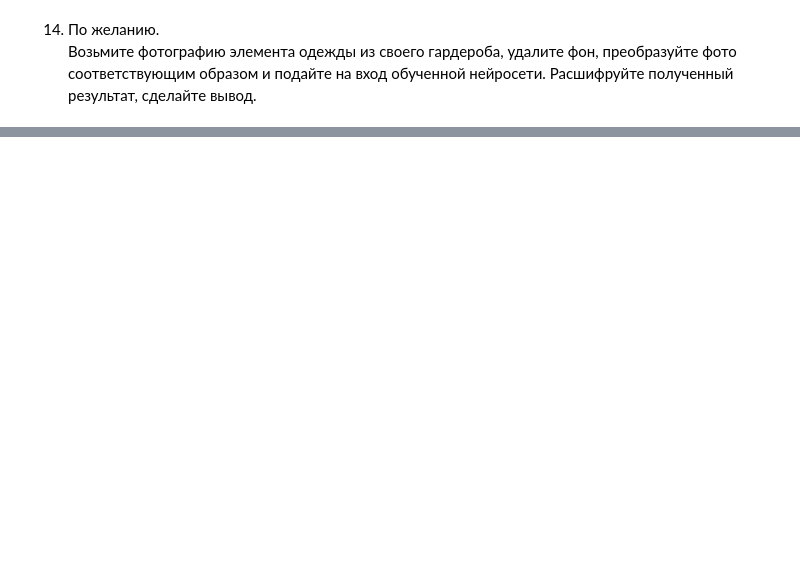
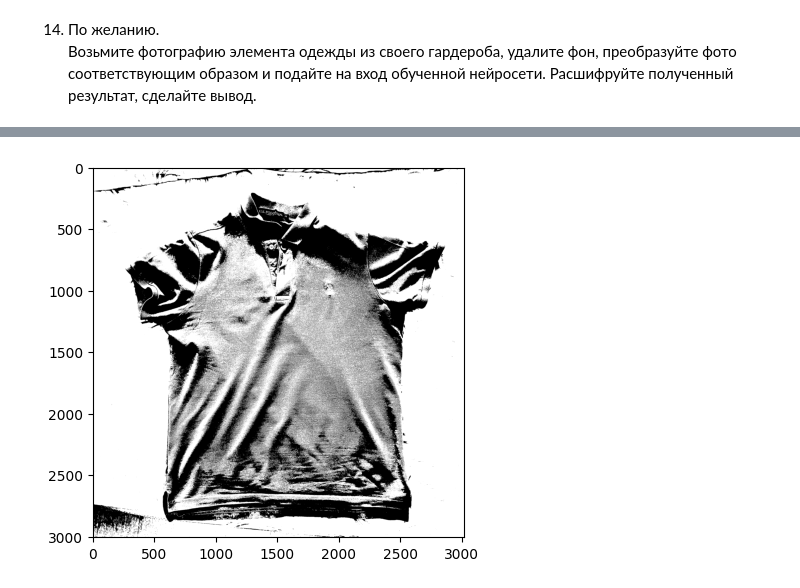
Before and after one commit to cherniakov/skillbox, a Jupyter notebook: 4_5_Практическая_работа.ipynb, the cells around one changed output, grey strips where cells are left out. Saved outputs shown, nothing was run; the diff lists cells and outputs as text; code cells hidden in the pictures; blank space fills up the shorter version.

```diff
--- a/4_5_Практическая_работа.ipynb
+++ b/4_5_Практическая_работа.ipynb
@@ -322,0 +410,8 @@ hist_df
+# %%
+img_gray = cv2.cvtColor(img, cv2.COLOR_BGR2GRAY)
+ret, thresh = cv2.threshold(img_gray, 85, 255, cv2.THRESH_BINARY)
+
+plt.imshow(thresh, cmap='gray')
+plt.show()
+# %% [output]
+[figure, added]
```
Also changed, not shown: parts of 25 cells of this notebook.
